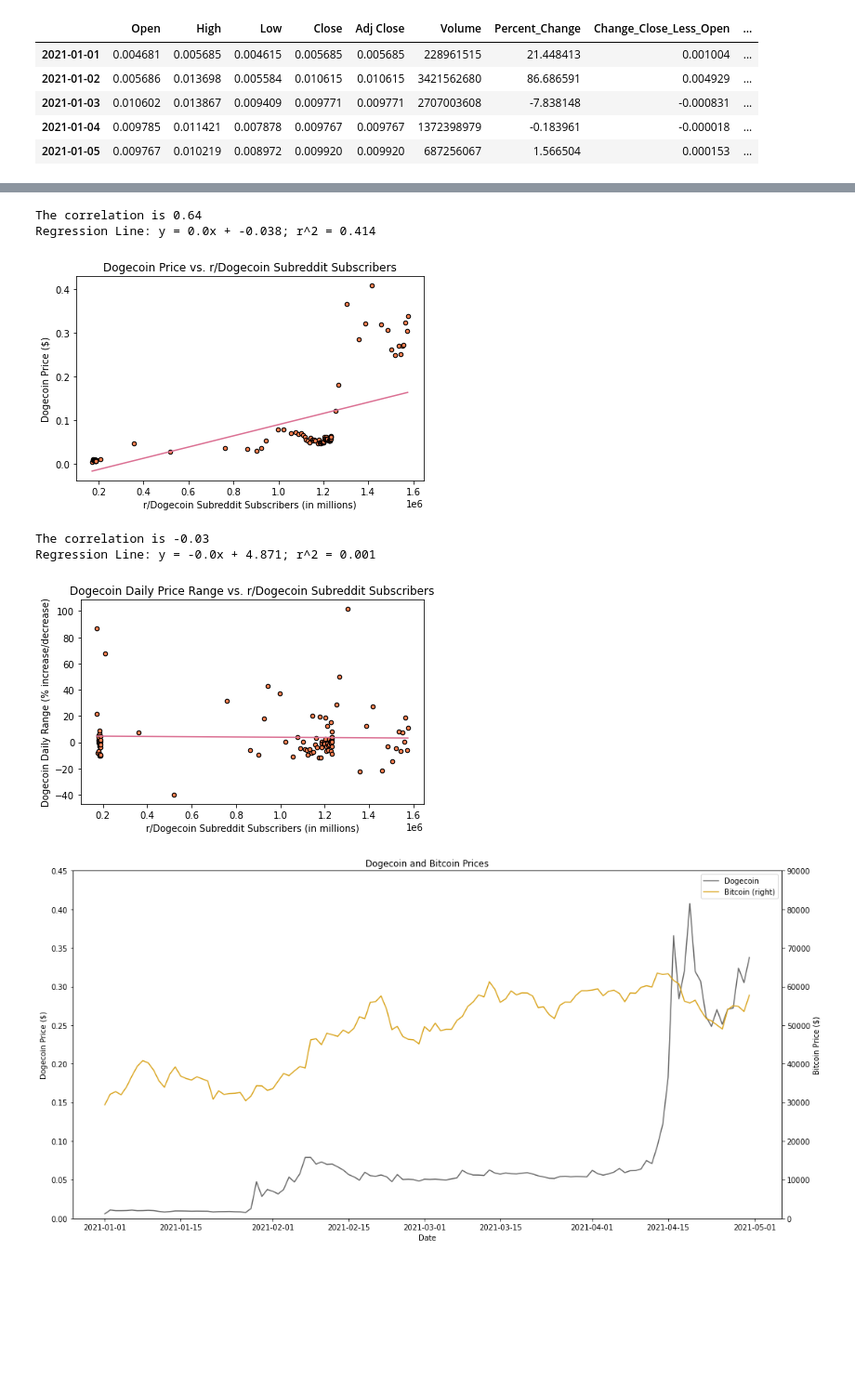
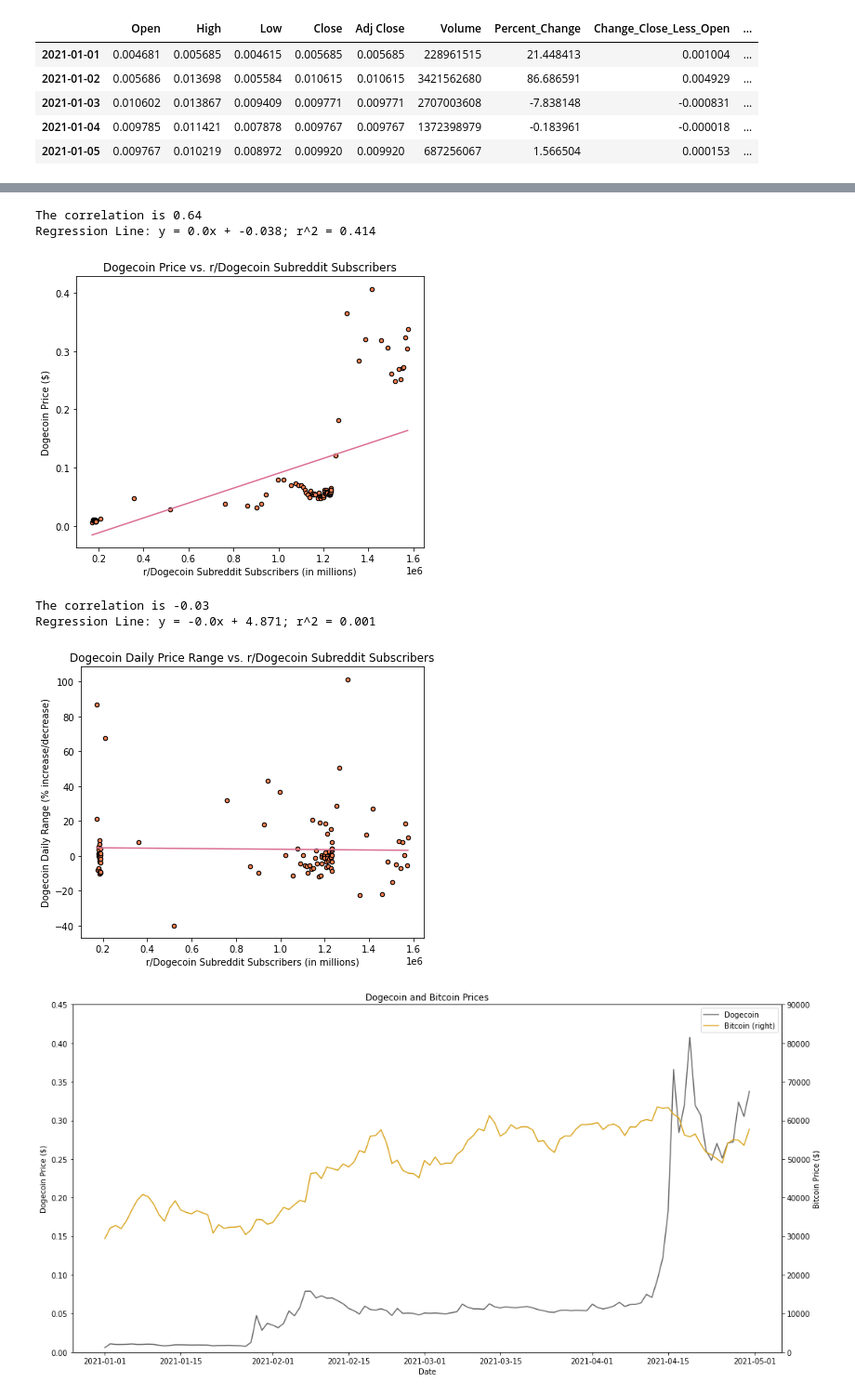
Before and after one commit to Crypto-Crustaceans/project1, a Jupyter notebook: Dogecoin.ipynb, the cells around one changed output, grey strips where cells are left out. Shown at 93% size. Drawn from its saved outputs; the diff is of its cells as text; code cells hidden in the pictures; blank space fills up the shorter version.

```diff
--- a/Dogecoin.ipynb
+++ b/Dogecoin.ipynb
@@ -336,37 +345,39 @@ regress_values = subscribers * slope + intercept
 regress_eq = (f'y = {str(round(slope, 3))}x + {str(round(intercept, 3))}; r^2 = {round(rvalue**2,3)}')
 
 # format plot
-fig, ax = plt.subplots()
+fig, ax = plt.subplots(figsize=(6,5))
 df_doge_price_reddit.plot(kind='scatter',
                  ax=ax,
                  x='subscribers',
                  y='Close',
                  c='coral',
                  marker='o',
                  edgecolor='black'
                 )
 
 # plot trend linear regression line and annotate
 
 ax.plot(subscribers, regress_values, c='palevioletred')
 
 ax.set(title='Dogecoin Price vs. r/Dogecoin Subreddit Subscribers',
        xlabel = 'r/Dogecoin Subreddit Subscribers (in millions)',
        ylabel = 'Dogecoin Price ($)'
        )
 
 fig.tight_layout();
 
 # calculate and print the correlation
 
 correlation = st.pearsonr(subscribers, doge)
 
 print(f'''The correlation is {round(correlation[0], 2)}
 Regression Line: {regress_eq}''')
+
+plt.savefig('doge_vs_reddit_subscribers.png', facecolor='white', transparent=False)
 # %% [output]
 The correlation is 0.64
 Regression Line: y = 0.0x + -0.038; r^2 = 0.414
-[figure, old version]
+[figure, new version]
 # %%
 import scipy.stats as st
 
@@ -382,7 +393,7 @@ regress_values = subscribers * slope + intercept
 regress_eq = (f'y = {str(round(slope, 3))}x + {str(round(intercept, 3))}; r^2 = {round(rvalue**2,3)}')
 
 # format plot
-fig, ax = plt.subplots()
+fig, ax = plt.subplots(figsize=(6,5))
 df_doge_price_reddit.plot(kind='scatter',
                  ax=ax,
                  x='subscribers',
@@ -409,10 +420,12 @@ correlation = st.pearsonr(subscribers, doge)
 
 print(f'''The correlation is {round(correlation[0], 2)}
 Regression Line: {regress_eq}''')
+
+plt.savefig('doge_vs_reddit_subscribers_change.png', facecolor='white', transparent=False)
 # %% [output]
 The correlation is -0.03
 Regression Line: y = -0.0x + 4.871; r^2 = 0.001
-[figure, old version]
+[figure, new version]
 # %%
 fig, ax = plt.subplots(figsize=(15,7.5))
 ax1 = df_combined_prices['Close_doge'].plot(ax=ax,
```
Also changed, not shown: parts of 19 cells of this notebook.
